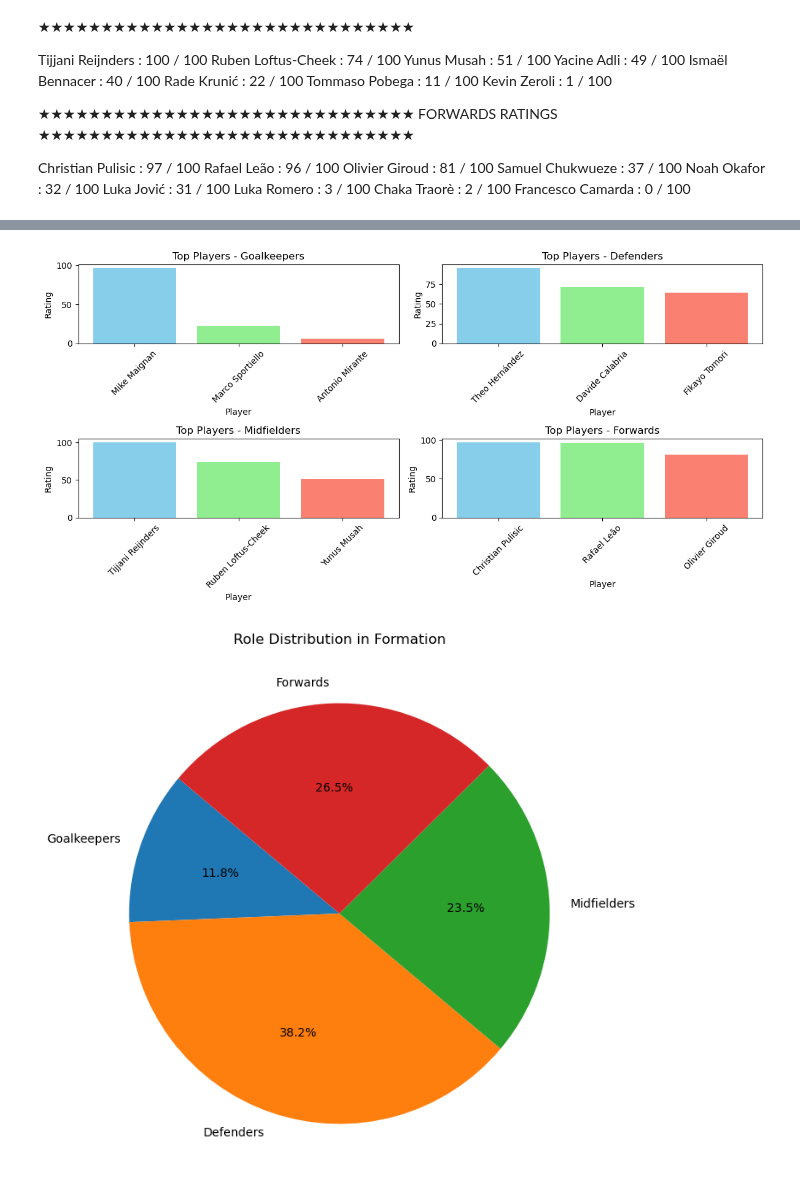
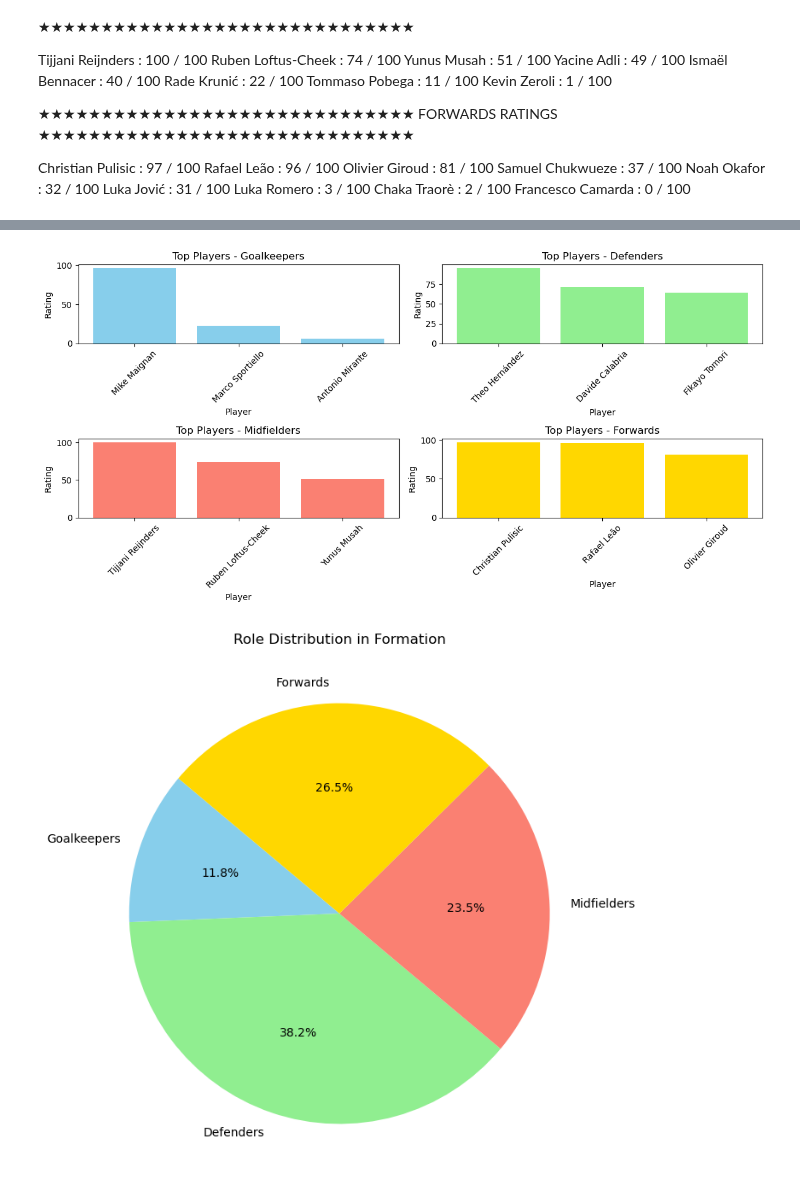
Before and after one commit to andreamoleri/Offside, a Jupyter notebook: bestEleven.ipynb, the cells around one changed output, grey strips where cells are left out. Drawn from its saved outputs; the diff is of its cells as text; code cells hidden in the pictures.

Commit message:
Upgraded B11 Model Visualization Capabilities

```diff
--- a/bestEleven.ipynb
+++ b/bestEleven.ipynb
@@ -585,8 +585,9 @@ plot_player_ratings(players)
 def plot_role_distribution(players):
     roles = ["Goalkeepers", "Defenders", "Midfielders", "Forwards"]
     counts = [len(players[role]) for role in roles]
+    colors = [roles_colors[role] for role in roles]
     plt.figure(figsize=(8, 8))
-    plt.pie(counts, labels=roles, autopct='%1.1f%%', startangle=140)
+    plt.pie(counts, labels=roles, autopct='%1.1f%%', startangle=140, colors=colors)
     plt.title('Role Distribution in Formation')
     plt.savefig(f'Exports/Reports/Formation/{team}/{team} - Role Distribution.png')
     plt.show()
@@ -595,38 +596,38 @@ def plot_role_distribution(players):
 def plot_average_ratings_by_role(players):
     roles = ["Goalkeepers", "Defenders", "Midfielders", "Forwards"]
     average_ratings = [sum(player[1] for player in players[role]) / len(players[role]) for role in roles]
+    colors = [roles_colors[role] for role in roles]
     plt.figure(figsize=(8, 6))
-    plt.bar(roles, average_ratings, color='lightgreen')
+    plt.bar(roles, average_ratings, color=colors)
     plt.xlabel('Role')
     plt.ylabel('Average Rating')
     plt.title('Average Player Ratings by Role')
     plt.savefig(f'Exports/Reports/Formation/{team}/{team} - Average Evaluation.png')
     plt.show()
 
 # Bar chart to show ratings of top players by role
 def plot_top_players_by_role(players):
     roles = ["Goalkeepers", "Defenders", "Midfielders", "Forwards"]
     fig, axs = plt.subplots(2, 2, figsize=(12, 6))
     for i, role in enumerate(roles):
         players_sorted = sorted(players[role], key=lambda x: x[1], reverse=True)[:3]  # Show top 3 players per role
         names = [player[0] for player in players_sorted]
         ratings = [player[1] for player in players_sorted]
         ax = axs[i // 2, i % 2]  # Calculate subplot position
-        ax.bar(names, ratings, color=['skyblue', 'lightgreen', 'salmon'])
+        ax.bar(names, ratings, color=[roles_colors[role]] * len(names))  # Repeat role color for each player
         ax.set_xlabel('Player')
         ax.set_ylabel('Rating')
         ax.set_title(f'Top Players - {role}')
         ax.tick_params(axis='x', rotation=45)
     plt.tight_layout()
     plt.savefig(f'Exports/Reports/Formation/{team}/{team} - Top Players by Role.png')
     plt.show()
 
 # Call functions to generate plots
 plot_top_players_by_role(best_players)
 plot_role_distribution(best_players)
 plot_average_ratings_by_role(best_players)
-plot_top_players_by_role(best_players)
 # %% [output]
 [figure]
-[figure, old version]
+[figure, new version]
-[figure, old version]
+[figure, new version]
```
Also changed, not shown: parts of 1 cell of this notebook, 2 other files.
